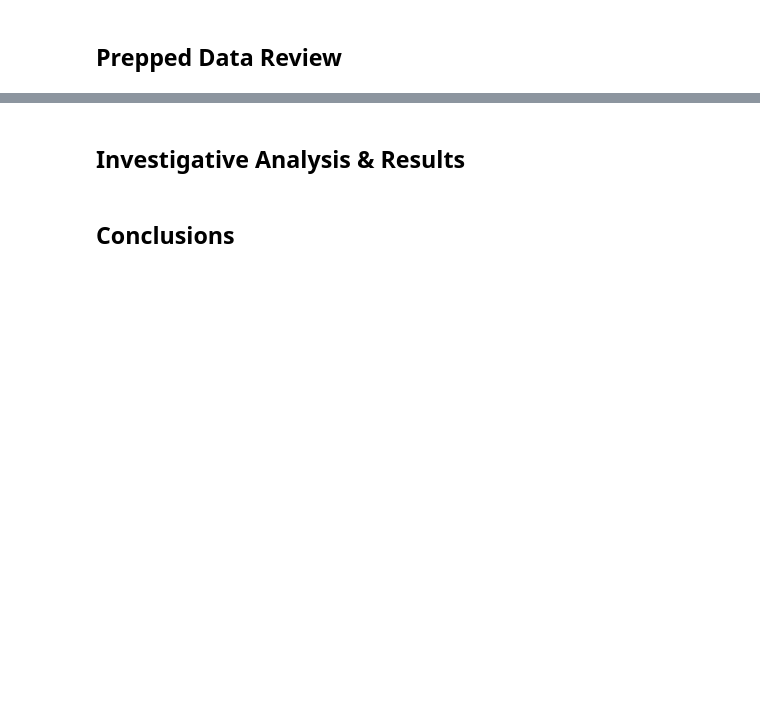
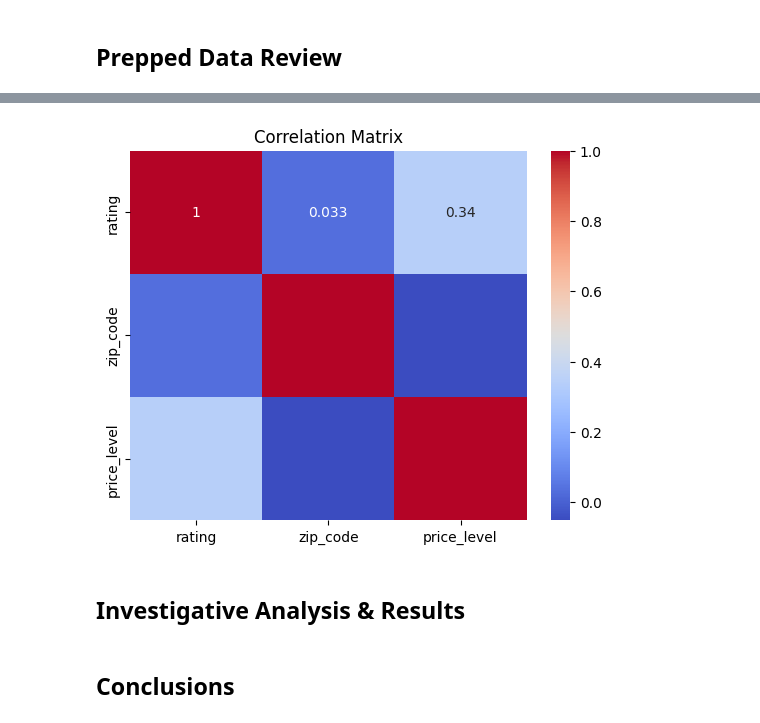
Before and after one commit to benbesthof/goodrestaurants, a Jupyter notebook: src/restaurant_analysis/restaurant_analysis.ipynb, the cells around one changed output, grey strips where cells are left out. Saved outputs shown, nothing was run; the diff lists cells and outputs as text; code cells hidden in the pictures; blank space fills up the shorter version.

```diff
--- a/src/restaurant_analysis/restaurant_analysis.ipynb
+++ b/src/restaurant_analysis/restaurant_analysis.ipynb
@@ -203,3 +297,9 @@ Data Shape: (1000, 7)
+# %%
+
+# Correlation Analysis (if applicable)
+eda.correlation_analysis()
+# %% [output]
+[figure, added]
 # %% [markdown]
 ## Investigative Analysis & Results <a id="investigative-analysis-results"></a>
 # %% [markdown]
```
Also changed, not shown: parts of 12 cells of this notebook, 2 other files.
